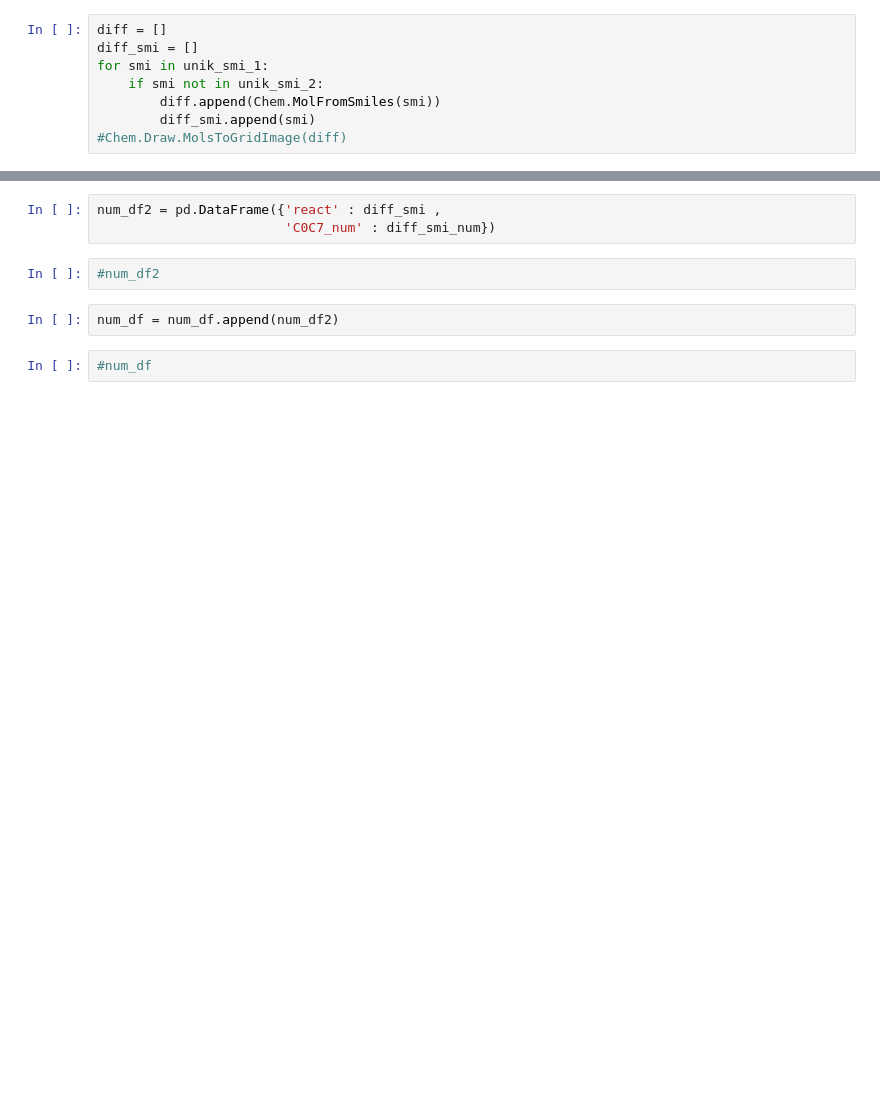
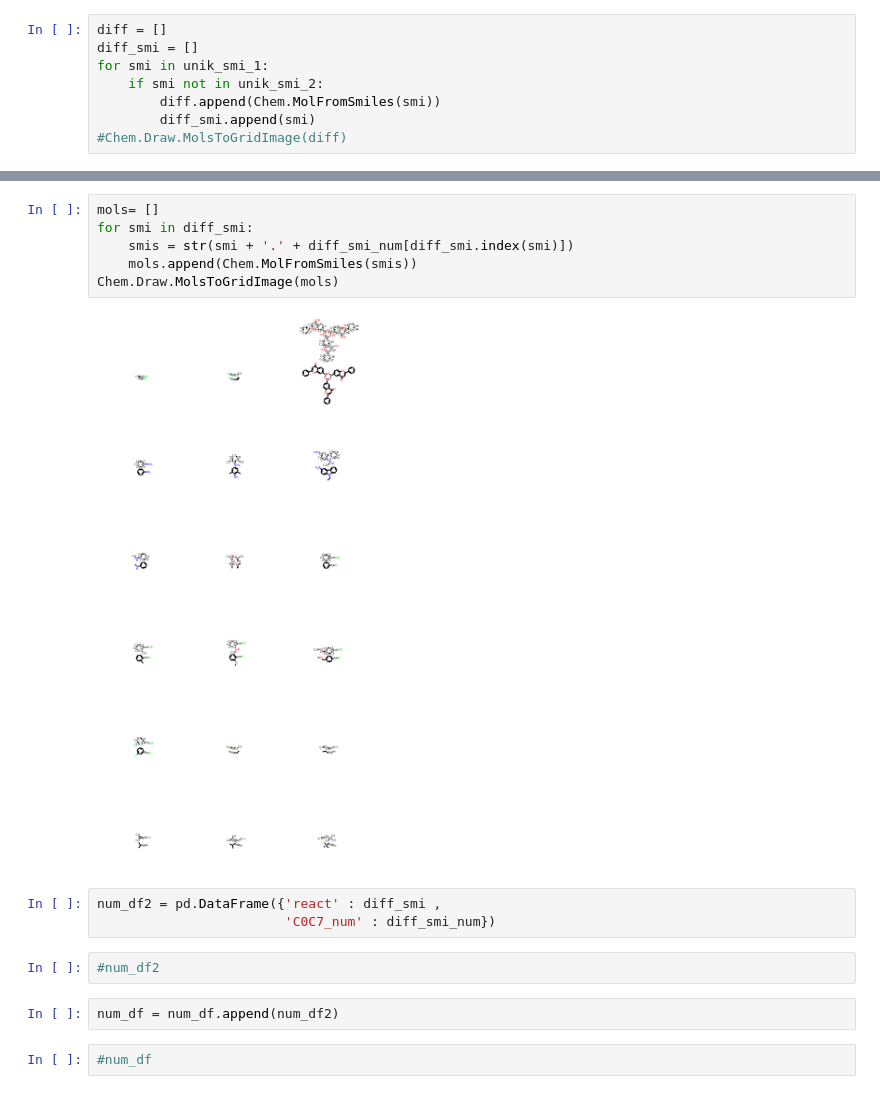
Before and after one commit to truejulosdu13/NiCOlit, a Jupyter notebook: notebooks/2ax_number_by_shared_atom.ipynb, the cells around one changed output, grey strips where cells are left out. Cells and saved outputs as stored; diff of their text form; blank space fills up the shorter version.

```diff
--- a/notebooks/2ax_number_by_shared_atom.ipynb
+++ b/notebooks/2ax_number_by_shared_atom.ipynb
@@ -779,3 +797,11 @@ diff_smi_num = ['[H:2][C:1]([H:3])([H:4])[Mg:0][Cl:5]',
+# %%
+mols= []
+for smi in diff_smi:
+    smis = str(smi + '.' + diff_smi_num[diff_smi.index(smi)])
+    mols.append(Chem.MolFromSmiles(smis))
+Chem.Draw.MolsToGridImage(mols)
+# %% [output]
+[figure, added]
 # %%
 num_df2 = pd.DataFrame({'react' : diff_smi ,
                         'C0C7_num' : diff_smi_num})
```
Also changed, not shown: parts of 8 cells of this notebook, 15 other files.
